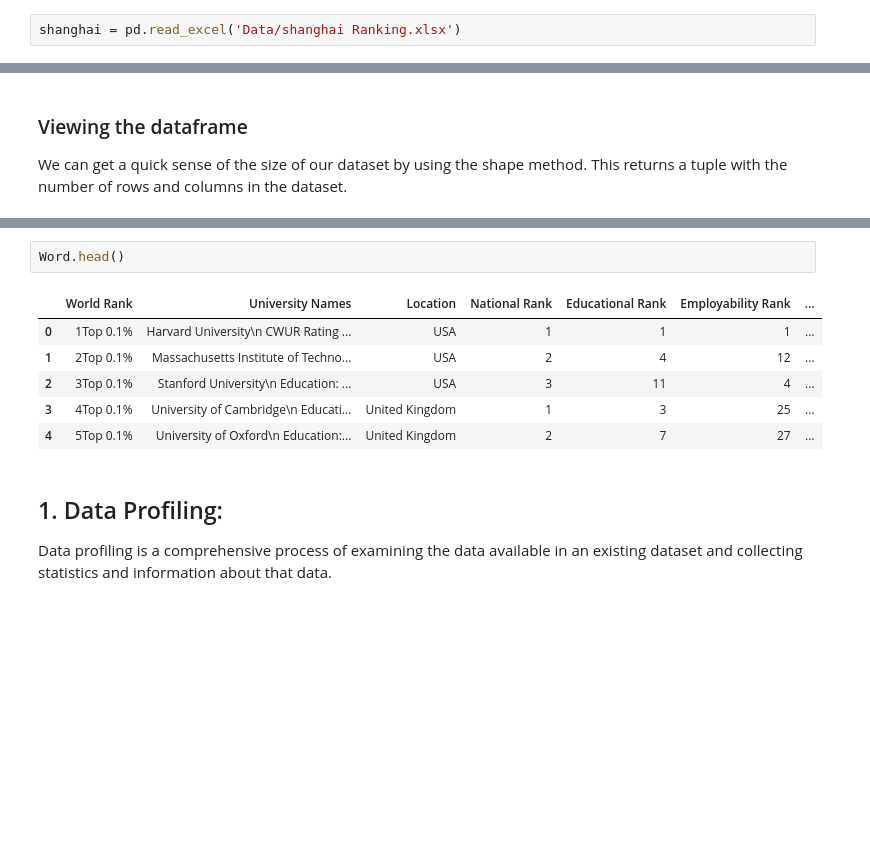
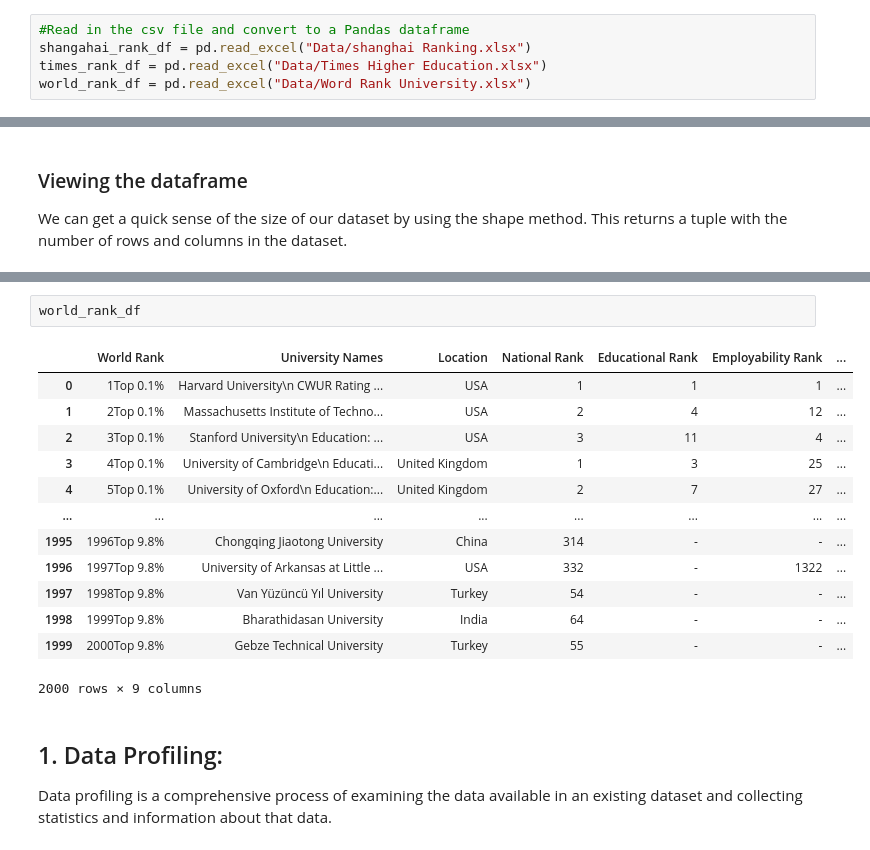
Before and after one commit to ABDULKREM-AL-SAIF/world-university-rankings-analysis, a Jupyter notebook: EDA explain template.ipynb, the cells around one changed output, grey strips where cells are left out. Cells and saved outputs as stored; diff of their text form; blank space fills up the shorter version.

```diff
--- a/EDA explain template.ipynb
+++ b/EDA explain template.ipynb
@@ -12,4 +12,7 @@ from scipy.stats import zscore
 ## Loading the data
 We can now load the dataset into pandas using the read_csv() function. This converts the CSV file into a Pandas dataframe.
 # %%
-shanghai = pd.read_excel('Data/shanghai Ranking.xlsx')
+#Read in the csv file and convert to a Pandas dataframe
+shangahai_rank_df = pd.read_excel("Data/shanghai Ranking.xlsx")
+times_rank_df = pd.read_excel("Data/Times Higher Education.xlsx")
+world_rank_df = pd.read_excel("Data/Word Rank University.xlsx")
@@ -41,12 +47,19 @@ Times.head()
 # %%
-Word.head()
+world_rank_df
 # %% [output]
 |  | World Rank | University Names | Location | National Rank | Educational Rank | Employability Rank | ... |
 | 0 | 1Top 0.1% | Harvard University\n CWUR Rating ... | USA | 1 | 1 | 1 | ... |
 | 1 | 2Top 0.1% | Massachusetts Institute of Techno... | USA | 2 | 4 | 12 | ... |
 | 2 | 3Top 0.1% | Stanford University\n Education: ... | USA | 3 | 11 | 4 | ... |
 | 3 | 4Top 0.1% | University of Cambridge\n Educati... | United Kingdom | 1 | 3 | 25 | ... |
 | 4 | 5Top 0.1% | University of Oxford\n Education:... | United Kingdom | 2 | 7 | 27 | ... |
+| ... | ... | ... | ... | ... | ... | ... | ... |
+| 1995 | 1996Top 9.8% | Chongqing Jiaotong University | China | 314 | - | - | ... |
+| 1996 | 1997Top 9.8% | University of Arkansas at Little ... | USA | 332 | - | 1322 | ... |
+| 1997 | 1998Top 9.8% | Van Yüzüncü Yıl University | Turkey | 54 | - | - | ... |
+| 1998 | 1999Top 9.8% | Bharathidasan University | India | 64 | - | - | ... |
+| 1999 | 2000Top 9.8% | Gebze Technical University | Turkey | 55 | - | - | ... |
+2000 rows × 9 columns
 # %% [markdown]
 ## 1. Data Profiling:
 Data profiling is a comprehensive process of examining the data available in an existing dataset and collecting statistics and information about that data.
```
Also changed, not shown: parts of 59 cells of this notebook.
